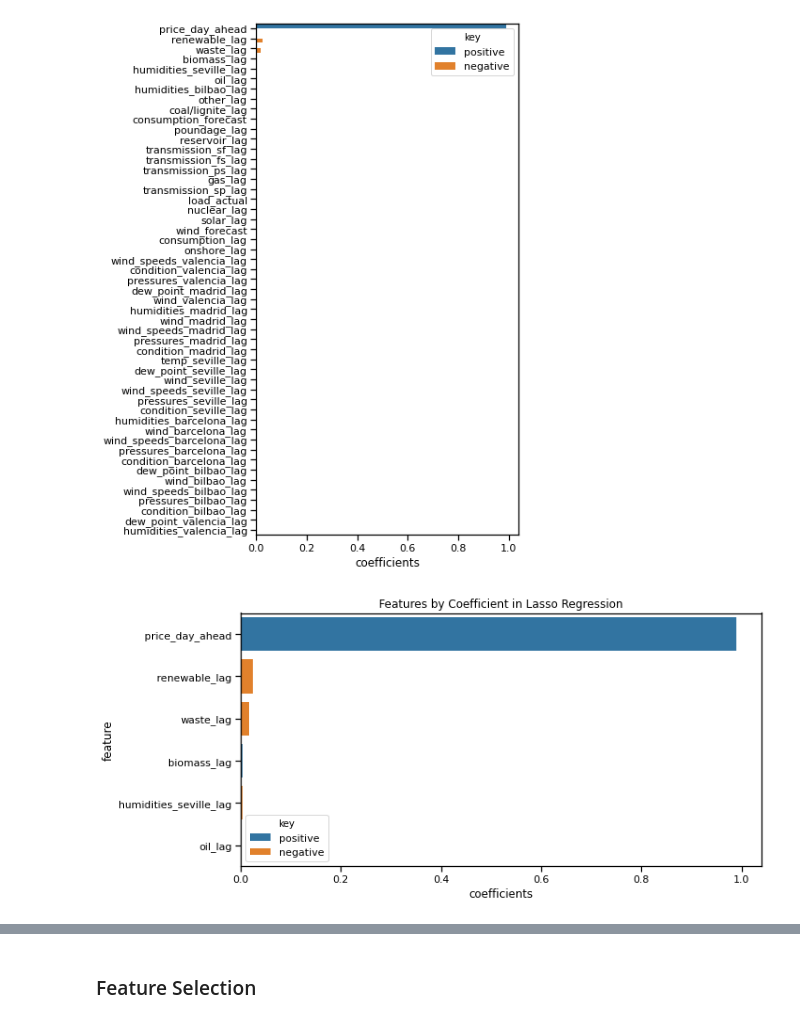
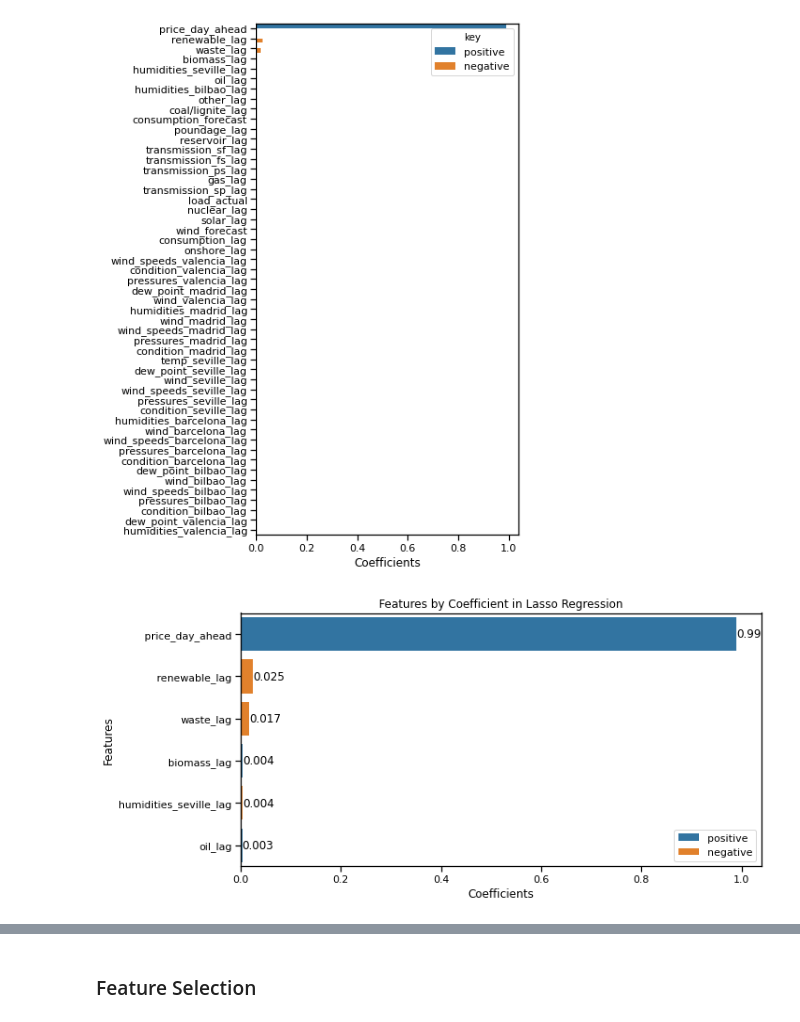
Before and after one commit to EvanHolder/Predicting-Energy-Markets-in-Spain, a Jupyter notebook: notebooks/LassoRegression.ipynb, the cells around one changed output, grey strips where cells are left out. Saved outputs shown, nothing was run; the diff lists cells and outputs as text; code cells hidden in the pictures.

```diff
--- a/notebooks/LassoRegression.ipynb
+++ b/notebooks/LassoRegression.ipynb
@@ -232,11 +232,11 @@ results_actual
 # %%
 # Get Coefficients and add to df
-coefs = pd.DataFrame({'coefficients': lasso.coef_}, index=X_train.columns)
+coefs = pd.DataFrame({'Coefficients': lasso.coef_}, index=X_train.columns)
 
 # Add flag for if negative, and take absolute values, then sort
-coefs['key'] = coefs.coefficients.apply(lambda x: 'positive' if x > 0 else 'negative')
-coefs.coefficients = abs(coefs.coefficients)
-coefs.sort_values(by='coefficients', ascending=False, inplace=True)
+coefs['key'] = coefs.Coefficients.apply(lambda x: 'positive' if x > 0 else 'negative')
+coefs.Coefficients = abs(coefs.Coefficients)
+coefs.sort_values(by='Coefficients', ascending=False, inplace=True)
 # %%
 # Plot the coefficients on bar chart
 plt.figure(figsize=(5,10))
@@ -244,16 +244,20 @@ sns.barplot(y=coefs.index, x=coefs.coefficients, data= coefs, hue='key');
 plt.xticks();
 # %% [output]
 [figure]
+# %%
+top_coefs = coefs.iloc[:6,:]
+top_coefs = top_coefs.reset_index()
+top_coefs.rename(columns={'index':'Features'}, inplace=True)
+top_coefs.Coefficients = top_coefs.Coefficients.apply(lambda x: round(x,3))
 # %%
 sns.set_context(context='notebook')
 # Plot the coefficients on bar chart
 plt.figure(figsize=(10,5))
-coefs = coefs.reset_index()
-coefs.rename(columns={'index':'feature'}, inplace=True)
-ax = sns.barplot(y='feature', x='coefficients', data= coefs.head(6), hue='key', dodge = False);
+ax = sns.barplot(y='Features', x='Coefficients', data=top_coefs, hue='key', dodge = False);
 plt.xticks();
 plt.title("Features by Coefficient in Lasso Regression");
-
-plt.show()
+ax.bar_label(ax.containers[0])
+ax.bar_label(ax.containers[1])
+plt.legend(loc='lower right');
 # %% [output]
-[figure, old version]
+[figure, new version]
```
Also changed, not shown: parts of 5 cells of this notebook.
